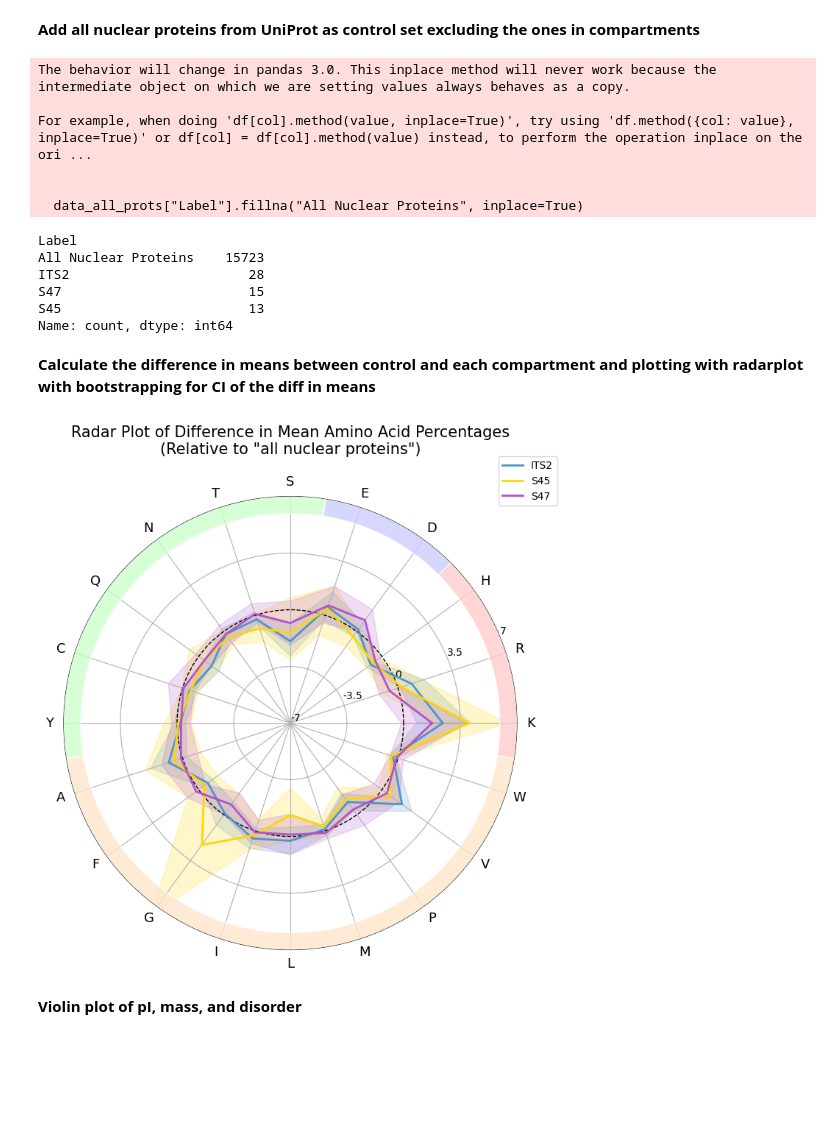
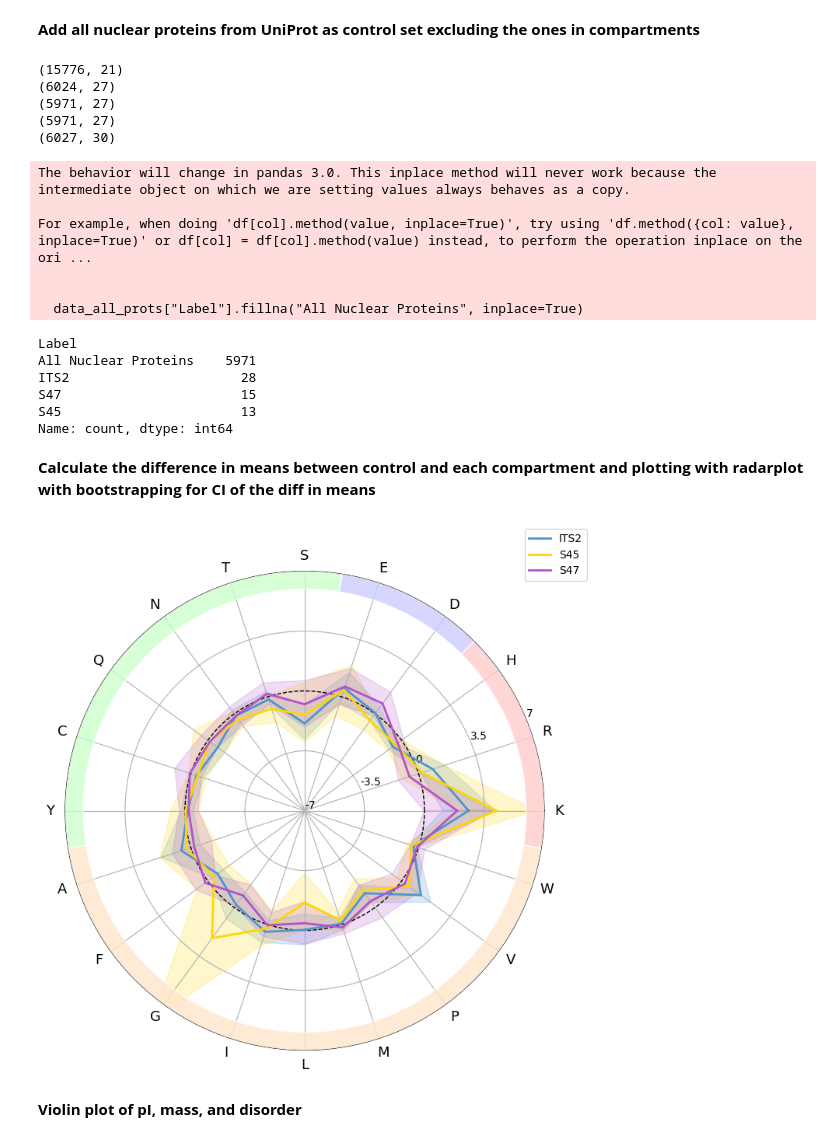
Before and after one commit to ModicLab/HCR_proxy, a Jupyter notebook: figures/Figure_4_protein_features_microscopy.ipynb, the cells around one changed output. Cells and saved outputs as stored; diff of their text form; code cells hidden in the pictures; blank space fills up the shorter version.

Commit message:
revision_update

```diff
--- a/figures/Figure_4_protein_features_microscopy.ipynb
+++ b/figures/Figure_4_protein_features_microscopy.ipynb
@@ -377,28 +377,39 @@ sorted_df
 **Add all nuclear proteins from UniProt as control set excluding the ones in compartments**
 # %%
 nuclear_proteome_data = pd.read_csv('/ceph/hpc/home/novljanj/data_storage/projects/nucleolus_enriched_proteins/data/uniprot_data/uniprotkb_taxonomy_id_10090_AND_go_0005_2025_03_25.tsv', sep='\t')
-nuclear_proteome_data = uniprot_data_all[uniprot_data_all["Entry"].isin(nuclear_proteome_data["Entry"])]
-nuclear_proteome_data= nuclear_proteome_data[~nuclear_proteome_data["Entry"].isin(sorted_df["Protein ID"])]
+print(nuclear_proteome_data.shape)
+nuclear_proteome_data = uniprot_data_all[(uniprot_data_all["Entry"].isin(nuclear_proteome_data["Entry"])) & (uniprot_data_all["Reviewed"] == "reviewed")]
+print(nuclear_proteome_data.shape)
+
+nuclear_proteome_data = nuclear_proteome_data[~nuclear_proteome_data["Entry"].isin(sorted_df["Protein ID"])]
+print(nuclear_proteome_data.shape)
 
 data_all_prots = pd.concat([sorted_df, nuclear_proteome_data], ignore_index=True)
+print(nuclear_proteome_data.shape)
+
 data_all_prots["Label"].fillna("All Nuclear Proteins", inplace=True)
 data_all_prots["Length"] = data_all_prots["Sequence"].apply(len)
-data_all_prots["Label"].value_counts()
+print(data_all_prots.shape)
 data_all_prots['Sequence'] = data_all_prots['Sequence'].astype(str)
 data_all_prots["Label"].value_counts()
 # %% [output]
-The behavior will change in pandas 3.0. This inplace method will never work because the intermediate object on which we are setting values always behaves as a copy.
-
-For example, when doing 'df[col].method(value, inplace=True)', try using 'df.method({col: value}, inplace=True)' or df[col] = df[col].method(value) instead, to perform the operation inplace on the ori ...
-
-
-  data_all_prots["Label"].fillna("All Nuclear Proteins", inplace=True)
+(15776, 21)
+(6024, 27)
+(5971, 27)
+(5971, 27)
+(6027, 30)
-Label
-All Nuclear Proteins    15723
-ITS2                       28
-S47                        15
-S45                        13
-Name: count, dtype: int64
+The behavior will change in pandas 3.0. This inplace method will never work because the intermediate object on which we are setting values always behaves as a copy.
+
+For example, when doing 'df[col].method(value, inplace=True)', try using 'df.method({col: value}, inplace=True)' or df[col] = df[col].method(value) instead, to perform the operation inplace on the ori ...
+
+
+  data_all_prots["Label"].fillna("All Nuclear Proteins", inplace=True)
+Label
+All Nuclear Proteins    5971
+ITS2                      28
+S47                       15
+S45                       13
+Name: count, dtype: int64
 # %% [markdown]
 **Calculate the difference in means between control and each compartment and plotting with radarplot with bootstrapping for CI of the diff in means**
 # %%
@@ -529,36 +540,37 @@ def plot_radar_plot_difference(df, n_bootstraps=1000, ci_level=95):
     for tick, grid in zip(rticks, gridlines):
         if np.isclose(tick, 0):
             grid.set_linewidth(1)
             grid.set_linestyle('--')
             grid.set_color('black')
 
     group_colors = {
         'Positive': '#FFCCCC',
         'Negative': '#CCCCFF',
         'Polar':    '#CCFFCC',
         'Not-polar': '#FFE5CC'
     }
     total_aas = len(new_aa_list)
     cum_index = 0
     for group_name, aas in groups_order:
         group_len = len(aas)
         left_angle = ((cum_index - 0.5) / total_aas) * 2 * np.pi
         if left_angle < 0:
             left_angle += 2 * np.pi
         width = (group_len / total_aas) * 2 * np.pi
         ax.bar(left_angle, outer_ring_height, width=width, bottom=outer_ring_bottom,
                color=group_colors.get(group_name, '#999999'),
                edgecolor='white', alpha=0.8, zorder=10, align='edge')
         cum_index += group_len
 
-    plt.title('Radar Plot of Difference in Mean Amino Acid Percentages\n(Relative to "all nuclear proteins")',
-              size=15, y=1.08)
+    # plt.title('Radar Plot of Difference in Mean Amino Acid Percentages\n(Relative to "all nuclear proteins")',
+    #           size=15, y=1.08)
     plt.legend(loc='upper right', bbox_to_anchor=(1.1, 1.1))
+    plt.savefig('/ceph/hpc/home/novljanj/data_storage/projects/nucleolus_enriched_proteins/results/revision_plots/microscopy_radar_plot_difference.svg', bbox_inches='tight')
     plt.show()
 
 plot_radar_plot_difference(data_all_prots)
 # %% [output]
-[figure, old version]
+[figure, new version]
 # %% [markdown]
 **Violin plot of pI, mass, and disorder**
 # %%
```
Also changed, not shown: parts of 2 cells of this notebook, 8 other files.
